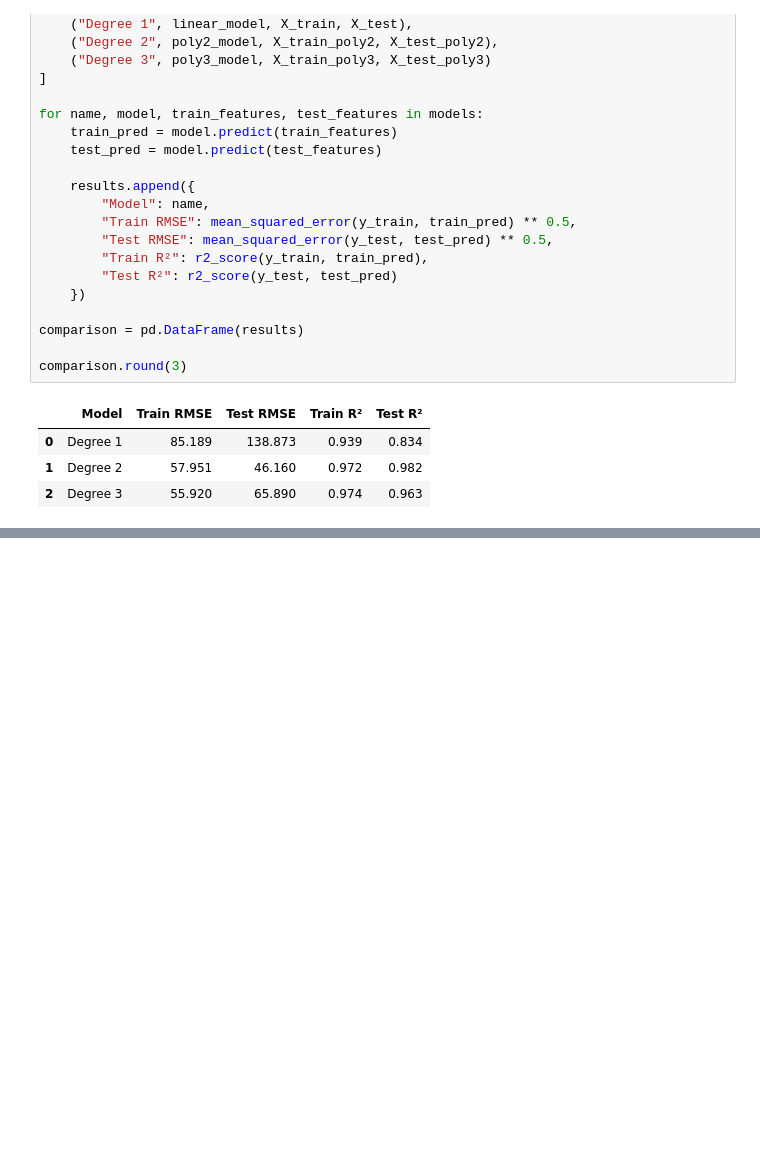
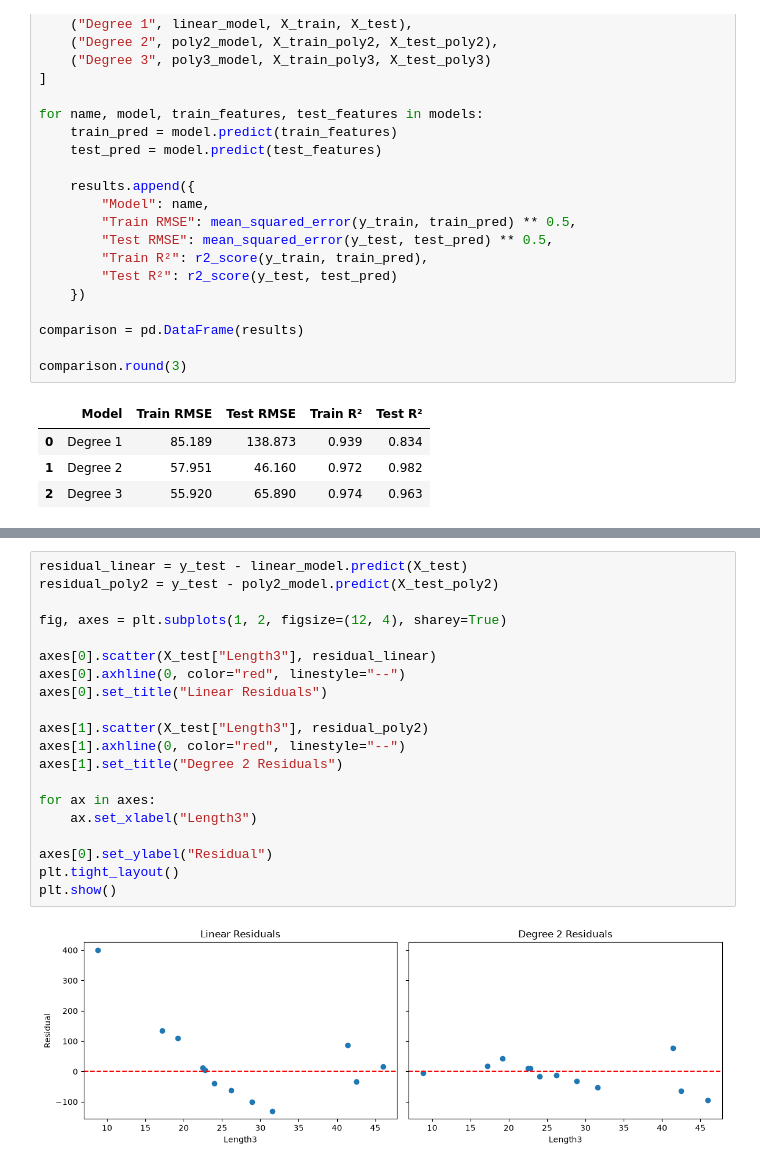
Before and after one commit to abolfazlnzary/machine-learning-projects, a Jupyter notebook: perch-polynomial-regression/perch_regression.ipynb, the cells around one changed output, grey strips where cells are left out. Drawn from its saved outputs; the diff is of its cells as text; blank space fills up the shorter version.

```diff
--- a/perch-polynomial-regression/perch_regression.ipynb
+++ b/perch-polynomial-regression/perch_regression.ipynb
@@ -265,0 +327,22 @@ comparison.round(3)
+# %%
+residual_linear = y_test - linear_model.predict(X_test)
+residual_poly2 = y_test - poly2_model.predict(X_test_poly2)
+
+fig, axes = plt.subplots(1, 2, figsize=(12, 4), sharey=True)
+
+axes[0].scatter(X_test["Length3"], residual_linear)
+axes[0].axhline(0, color="red", linestyle="--")
+axes[0].set_title("Linear Residuals")
+
+axes[1].scatter(X_test["Length3"], residual_poly2)
+axes[1].axhline(0, color="red", linestyle="--")
+axes[1].set_title("Degree 2 Residuals")
+
+for ax in axes:
+    ax.set_xlabel("Length3")
+
+axes[0].set_ylabel("Residual")
+plt.tight_layout()
+plt.show()
+# %% [output]
+[figure, added]
```
Also changed, not shown: parts of 5 cells of this notebook, 2 other files.
